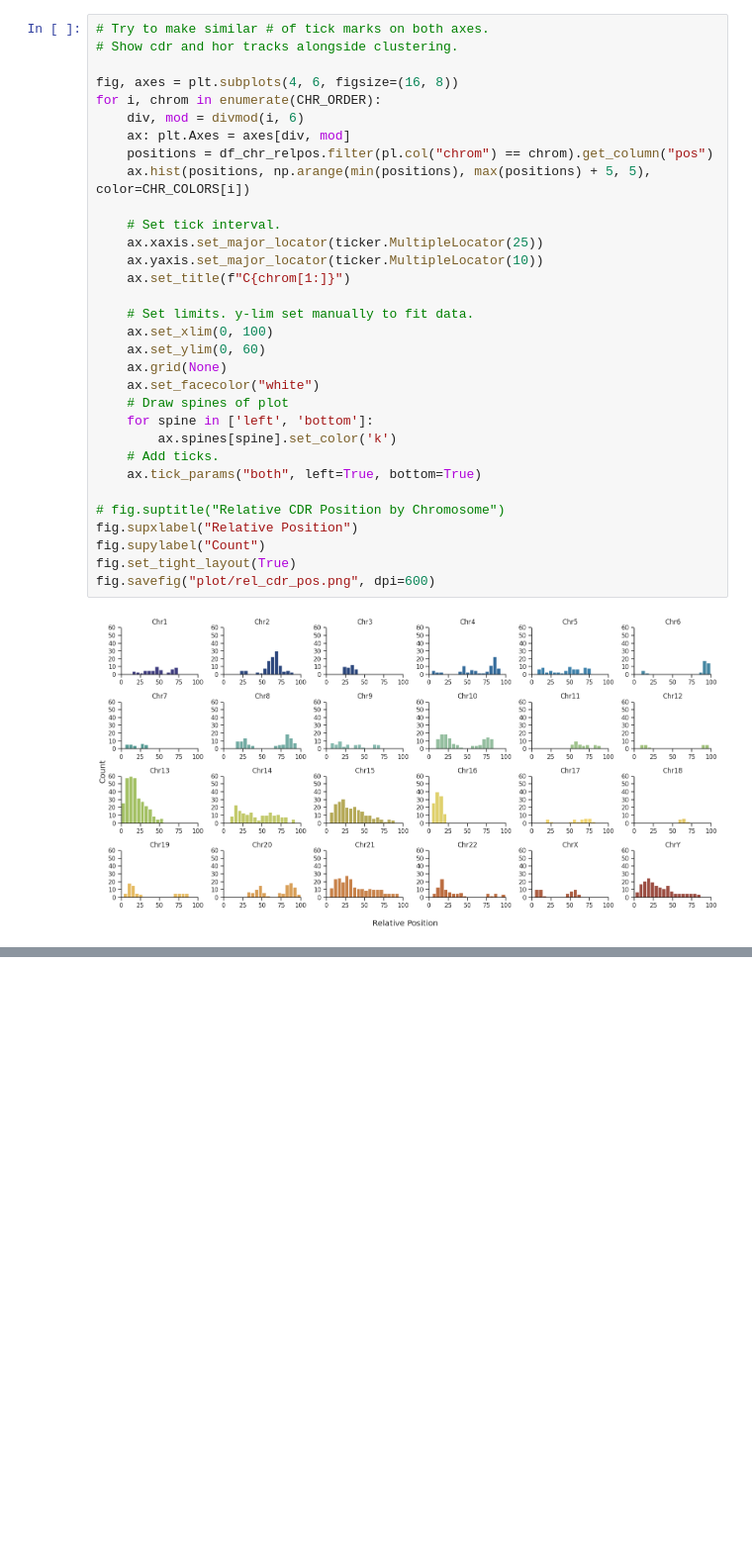
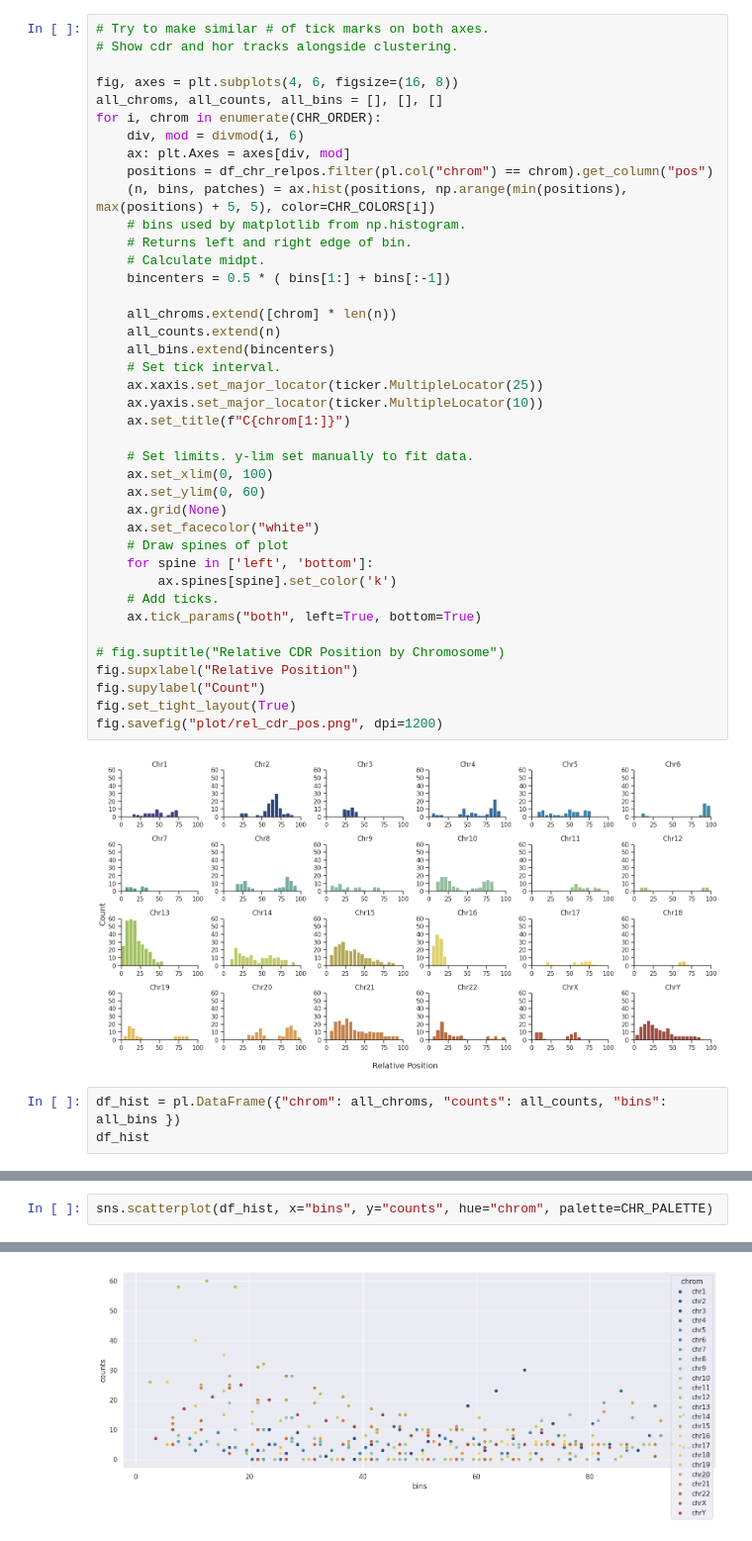
Before and after one commit to koisland/cdr-analysis, a Jupyter notebook: relative_pos.ipynb, the cells around one changed output, grey strips where cells are left out. Shown at 99% size. Saved outputs shown, nothing was run; the diff lists cells and outputs as text; blank space fills up the shorter version.

```diff
--- a/relative_pos.ipynb
+++ b/relative_pos.ipynb
@@ -516,12 +527,20 @@ shape: (2_455, 2)
 # Show cdr and hor tracks alongside clustering.
 
 fig, axes = plt.subplots(4, 6, figsize=(16, 8))
+all_chroms, all_counts, all_bins = [], [], []
 for i, chrom in enumerate(CHR_ORDER):
     div, mod = divmod(i, 6)
     ax: plt.Axes = axes[div, mod]
     positions = df_chr_relpos.filter(pl.col("chrom") == chrom).get_column("pos")
-    ax.hist(positions, np.arange(min(positions), max(positions) + 5, 5), color=CHR_COLORS[i])
+    (n, bins, patches) = ax.hist(positions, np.arange(min(positions), max(positions) + 5, 5), color=CHR_COLORS[i])
+    # bins used by matplotlib from np.histogram.
+    # Returns left and right edge of bin.
+    # Calculate midpt.
+    bincenters = 0.5 * ( bins[1:] + bins[:-1])
 
+    all_chroms.extend([chrom] * len(n))
+    all_counts.extend(n)
+    all_bins.extend(bincenters)
     # Set tick interval.
     ax.xaxis.set_major_locator(ticker.MultipleLocator(25))
     ax.yaxis.set_major_locator(ticker.MultipleLocator(10))
@@ -542,6 +561,9 @@ for i, chrom in enumerate(CHR_ORDER):
 fig.supxlabel("Relative Position")
 fig.supylabel("Count")
 fig.set_tight_layout(True)
-fig.savefig("plot/rel_cdr_pos.png", dpi=600)
+fig.savefig("plot/rel_cdr_pos.png", dpi=1200)
 # %% [output]
 [figure]
+# %%
+df_hist = pl.DataFrame({"chrom": all_chroms, "counts": all_counts, "bins": all_bins })
+df_hist
@@ -547,0 +585,3 @@ fig.savefig("plot/rel_cdr_pos.png", dpi=600)
+# %%
+sns.scatterplot(df_hist, x="bins", y="counts", hue="chrom", palette=CHR_PALETTE)
+# %% [output]
@@ -547,0 +589 @@ fig.savefig("plot/rel_cdr_pos.png", dpi=600)
+[figure, added]
```
Also changed, not shown: parts of 9 cells of this notebook.
